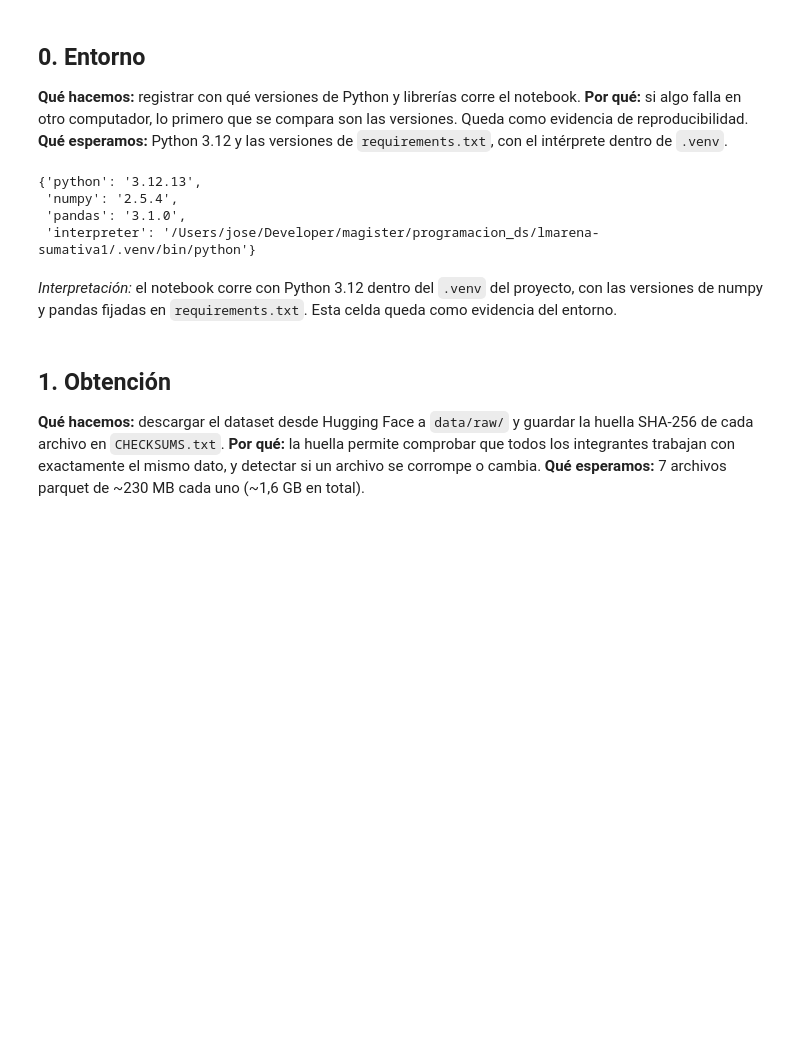
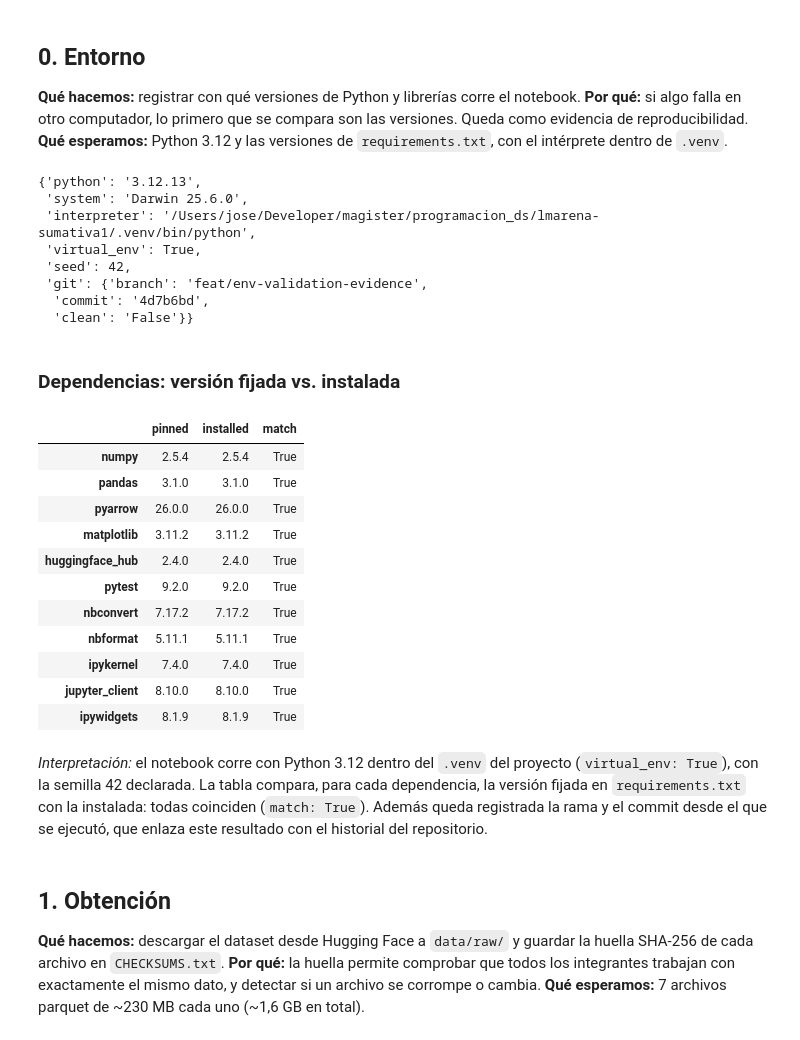
Before and after one commit to JoseFredes/lmarena-sumativa1, a Jupyter notebook: F2/F2_01_acquisition_exploration.ipynb, the cells around one changed output. Drawn from its saved outputs; the diff is of its cells as text; code cells hidden in the pictures; blank space fills up the shorter version.

Commit message:
docs(f2): extend environment cell with pinned vs installed versions and git state

```diff
--- a/F2/F2_01_acquisition_exploration.ipynb
+++ b/F2/F2_01_acquisition_exploration.ipynb
@@ -13,14 +13,38 @@ Toda la lógica vive en `src/arena/`; acá solo se llama y se interpreta.
 # %%
 from arena.env import environment_info
 
-environment_info()
+info = environment_info()
+{k: v for k, v in info.items() if k != "dependencies"}
 # %% [output]
 {'python': '3.12.13',
- 'numpy': '2.5.4',
- 'pandas': '3.1.0',
- 'interpreter': '/Users/jose/Developer/magister/programacion_ds/lmarena-sumativa1/.venv/bin/python'}
+ 'system': 'Darwin 25.6.0',
+ 'interpreter': '/Users/jose/Developer/magister/programacion_ds/lmarena-sumativa1/.venv/bin/python',
+ 'virtual_env': True,
+ 'seed': 42,
+ 'git': {'branch': 'feat/env-validation-evidence',
+  'commit': '4d7b6bd',
+  'clean': 'False'}}
-# %% [markdown]
-*Interpretación:* el notebook corre con Python 3.12 dentro del `.venv` del proyecto, con las versiones de numpy y pandas fijadas en `requirements.txt`. Esta celda queda como evidencia del entorno.
+# %% [markdown]
+### Dependencias: versión fijada vs. instalada
+# %%
+import pandas as pd
+
+pd.DataFrame(info["dependencies"]).T
+# %% [output]
+|  | pinned | installed | match |
+| numpy | 2.5.4 | 2.5.4 | True |
+| pandas | 3.1.0 | 3.1.0 | True |
+| pyarrow | 26.0.0 | 26.0.0 | True |
+| matplotlib | 3.11.2 | 3.11.2 | True |
+| huggingface_hub | 2.4.0 | 2.4.0 | True |
+| pytest | 9.2.0 | 9.2.0 | True |
+| nbconvert | 7.17.2 | 7.17.2 | True |
+| nbformat | 5.11.1 | 5.11.1 | True |
+| ipykernel | 7.4.0 | 7.4.0 | True |
+| jupyter_client | 8.10.0 | 8.10.0 | True |
+| ipywidgets | 8.1.9 | 8.1.9 | True |
+# %% [markdown]
+*Interpretación:* el notebook corre con Python 3.12 dentro del `.venv` del proyecto (`virtual_env: True`), con la semilla 42 declarada. La tabla compara, para cada dependencia, la versión fijada en `requirements.txt` con la instalada: todas coinciden (`match: True`). Además queda registrada la rama y el commit desde el que se ejecutó, que enlaza este resultado con el historial del repositorio.
 # %% [markdown]
 ## 1. Obtención
 **Qué hacemos:** descargar el dataset desde Hugging Face a `data/raw/` y guardar la huella SHA-256 de cada archivo en `CHECKSUMS.txt`.
```
